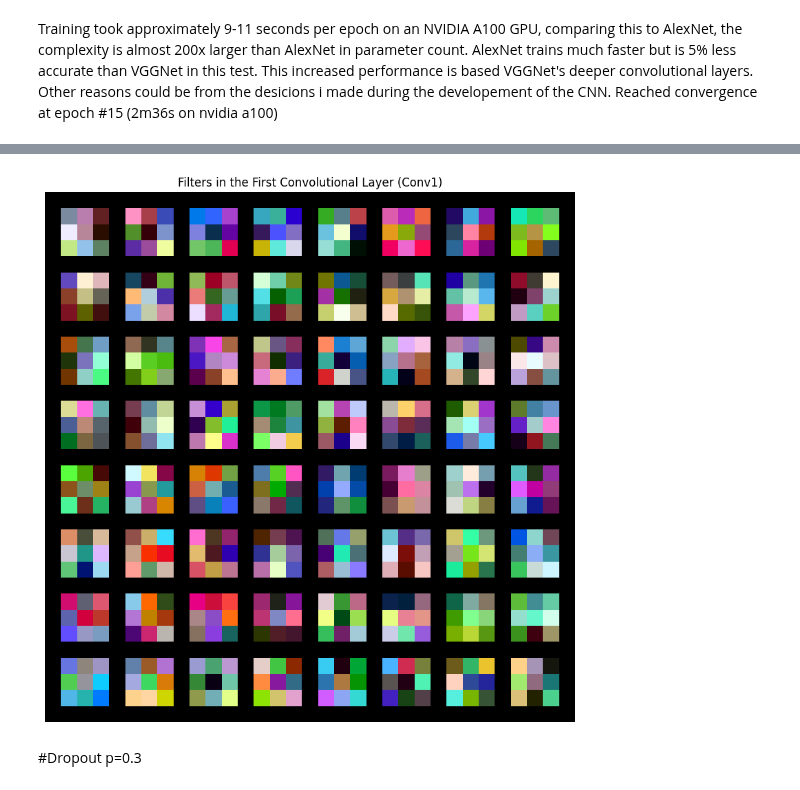
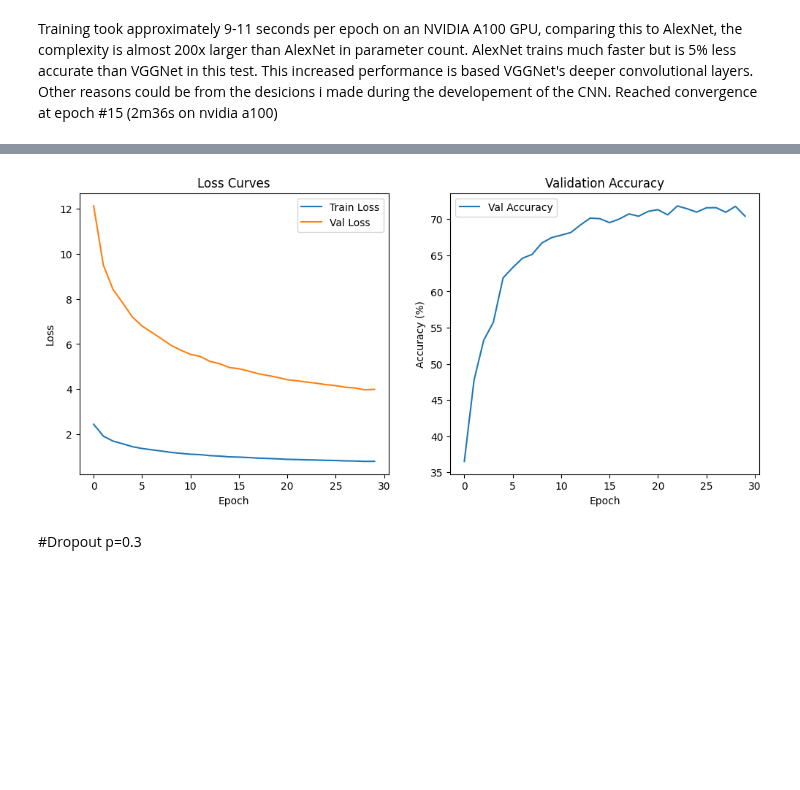
Before and after one commit to JordanTerwilliger/Intro-to-Deep-Learning, a Jupyter notebook: HW1/HW1_CIFAR10_CNN_Q2.ipynb, the cells around one changed output, grey strips where cells are left out. Saved outputs shown, nothing was run; the diff lists cells and outputs as text; code cells hidden in the pictures; blank space fills up the shorter version.

```diff
--- a/HW1/HW1_CIFAR10_CNN_Q2.ipynb
+++ b/HW1/HW1_CIFAR10_CNN_Q2.ipynb
@@ -19,5 +19,5 @@ import matplotlib.pyplot as plt
 # %%
 torch.manual_seed(1)
 epochs = 30
-learning_rate = 0.001
+learning_rate = 0.01
 device = torch.device("cuda" if torch.cuda.is_available() else "cpu")
@@ -205,5 +185,26 @@ plt.imshow(grid_img.permute(1, 2, 0))
 plt.title('Filters in the First Convolutional Layer (Conv1)')
 plt.axis('off')
 plt.show()
-# %% [output]
-[figure, removed]
+# %%
+plt.figure(figsize=(12, 5))
+
+# Plot Loss
+plt.subplot(1, 2, 1)
+plt.plot(train_loss_list, label='Train Loss')
+plt.plot(val_loss_list, label='Val Loss')
+plt.title('Loss Curves')
+plt.xlabel('Epoch')
+plt.ylabel('Loss')
+plt.legend()
+
+# Plot Accuracy
+plt.subplot(1, 2, 2)
+plt.plot(val_accuracy_list, label='Val Accuracy')
+plt.title('Validation Accuracy')
+plt.xlabel('Epoch')
+plt.ylabel('Accuracy (%)')
+plt.legend()
+
+plt.show()
+# %% [output]
+[figure, added]
```
Also changed, not shown: parts of 10 cells of this notebook.
